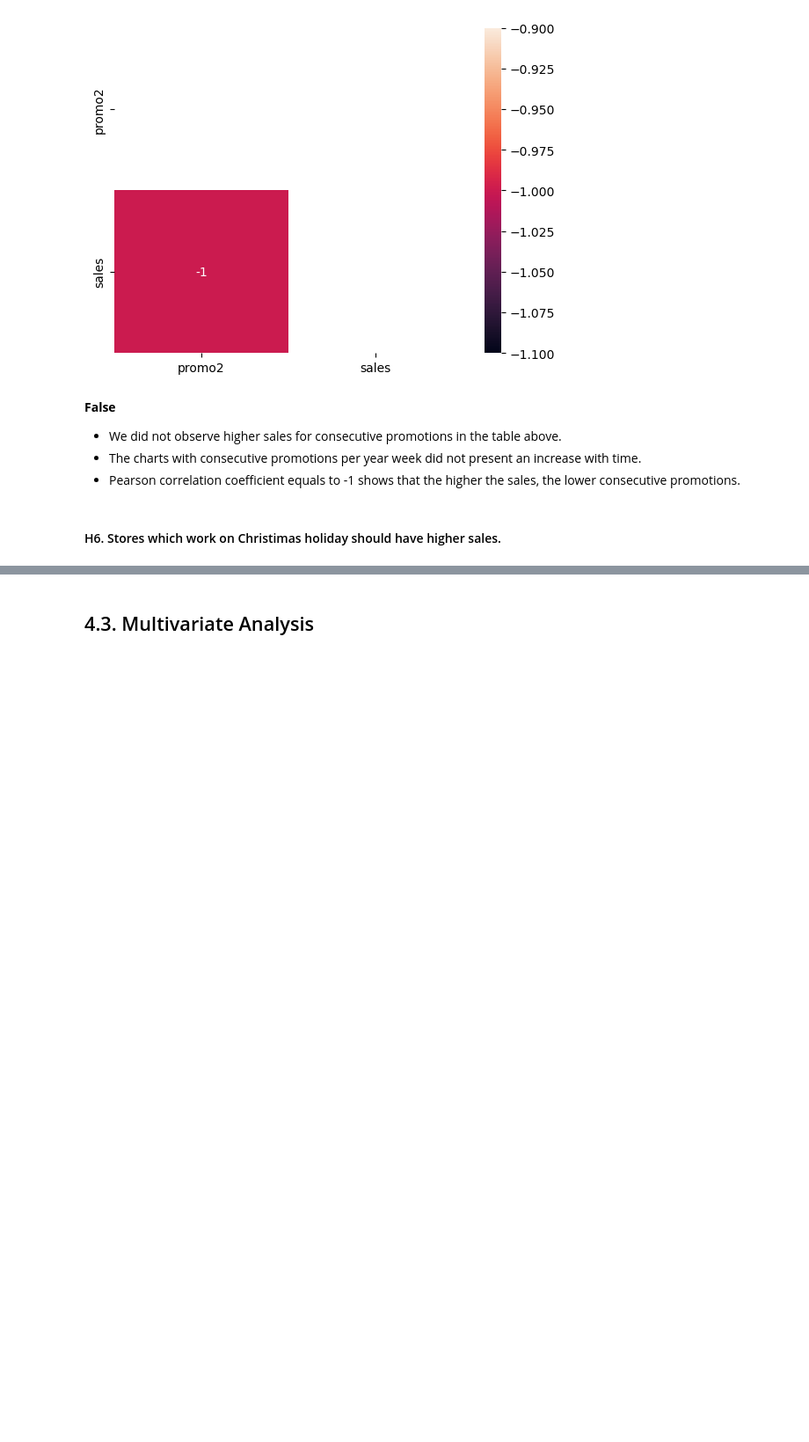
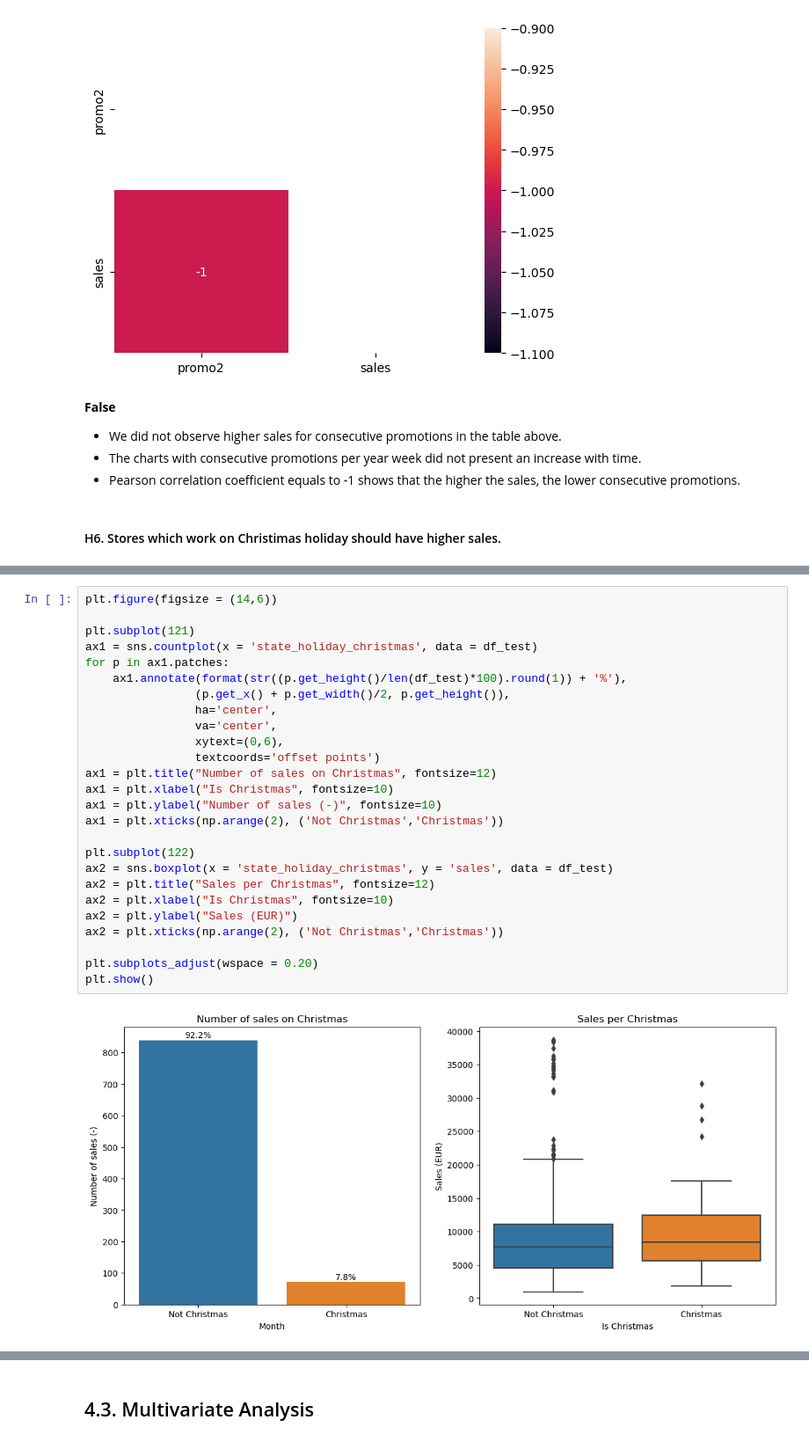
Before and after one commit to lucasquemelli/Rossman_Store_Sales, a Jupyter notebook: rossmann_store_sales.ipynb, the cells around one changed output, grey strips where cells are left out. Shown at 88% size. Drawn from its saved outputs; the diff is of its cells as text; blank space fills up the shorter version.

```diff
--- a/rossmann_store_sales.ipynb
+++ b/rossmann_store_sales.ipynb
@@ -1182,0 +1193,28 @@ sns.heatmap(aux3.corr(method="pearson"), mask = mask, annot=True);
+# %%
+plt.figure(figsize = (14,6))
+
+plt.subplot(121)
+ax1 = sns.countplot(x = 'state_holiday_christmas', data = df_test)
+for p in ax1.patches:
+    ax1.annotate(format(str((p.get_height()/len(df_test)*100).round(1)) + '%'),
+                (p.get_x() + p.get_width()/2, p.get_height()),
+                ha='center',
+                va='center',
+                xytext=(0,6),
+                textcoords='offset points')
+ax1 = plt.title("Number of sales on Christmas", fontsize=12)
+ax1 = plt.xlabel("Is Christmas", fontsize=10)
+ax1 = plt.ylabel("Number of sales (-)", fontsize=10)
+ax1 = plt.xticks(np.arange(2), ('Not Christmas','Christmas'))
+
+plt.subplot(122)
+ax2 = sns.boxplot(x = 'state_holiday_christmas', y = 'sales', data = df_test)
+ax2 = plt.title("Sales per Christmas", fontsize=12)
+ax2 = plt.xlabel("Is Christmas", fontsize=10)
+ax2 = plt.ylabel("Sales (EUR)")
+ax2 = plt.xticks(np.arange(2), ('Not Christmas','Christmas'))
+
+plt.subplots_adjust(wspace = 0.20)
+plt.show()
+# %% [output]
+[figure, added]
```
Also changed, not shown: parts of 9 cells of this notebook.
